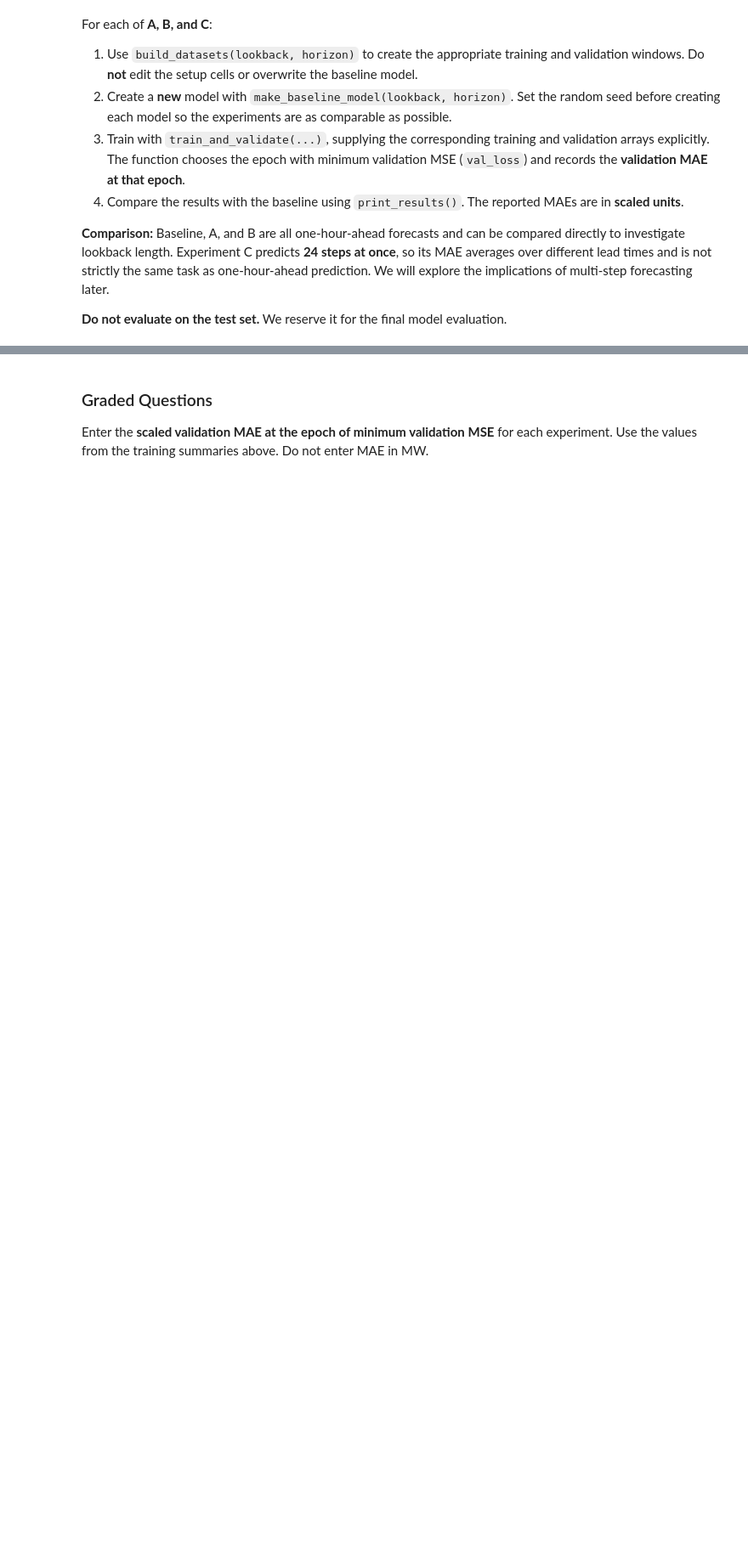
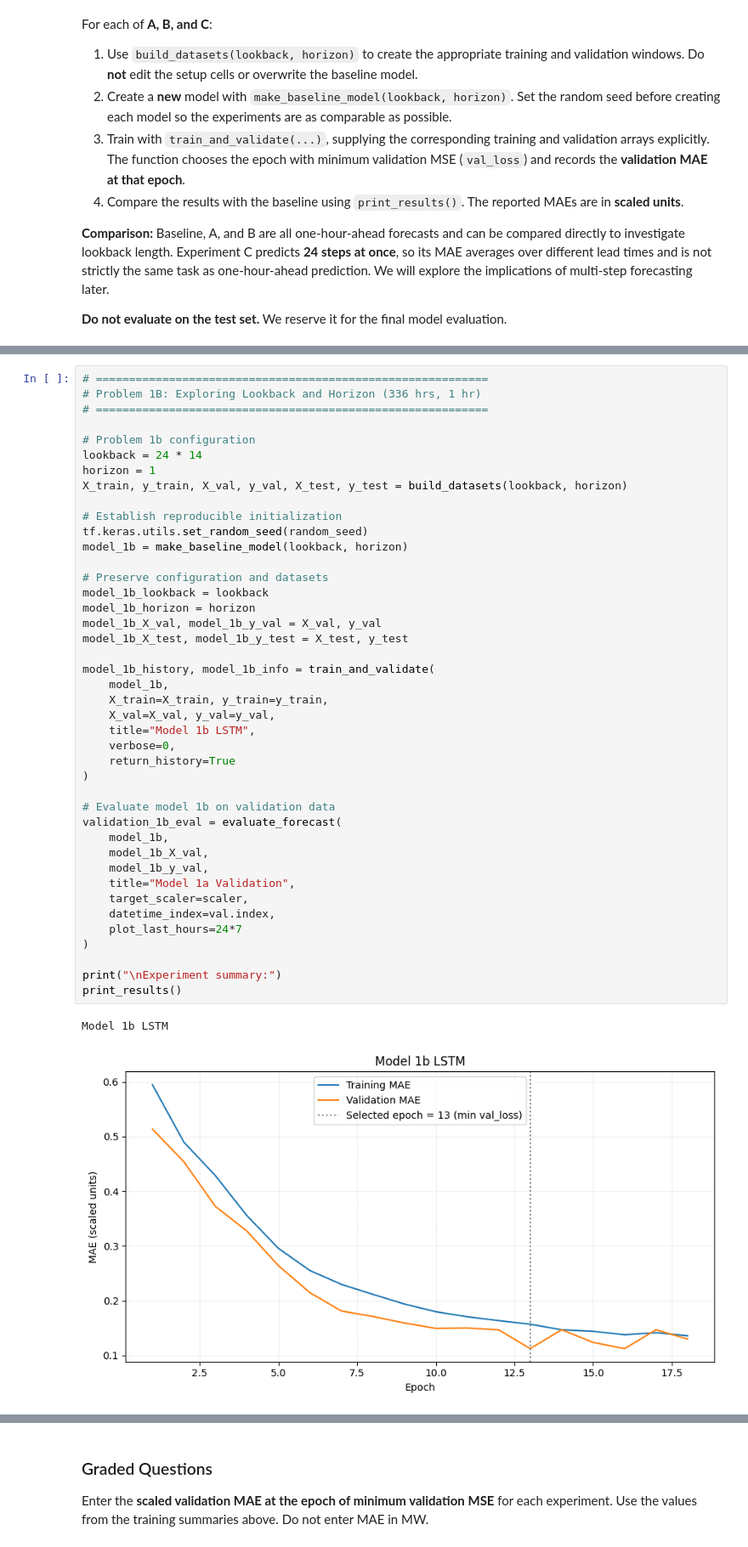
Before and after one commit to veniola/DX703-Assignments, a Jupyter notebook: Homework_08.ipynb, the cells around one changed output, grey strips where cells are left out. Shown at 85% size. Saved outputs shown, nothing was run; the diff lists cells and outputs as text; blank space fills up the shorter version.

```diff
--- a/Homework_08.ipynb
+++ b/Homework_08.ipynb
@@ -720,0 +756,45 @@ model_1a = make_baseline_model(lookback, horizon):
+# %%
+# ===========================================================
+# Problem 1B: Exploring Lookback and Horizon (336 hrs, 1 hr)
+# ===========================================================
+
+# Problem 1b configuration
+lookback = 24 * 14
+horizon = 1
+X_train, y_train, X_val, y_val, X_test, y_test = build_datasets(lookback, horizon)
+
+# Establish reproducible initialization
+tf.keras.utils.set_random_seed(random_seed)
+model_1b = make_baseline_model(lookback, horizon)
+
+# Preserve configuration and datasets
+model_1b_lookback = lookback
+model_1b_horizon = horizon
+model_1b_X_val, model_1b_y_val = X_val, y_val
+model_1b_X_test, model_1b_y_test = X_test, y_test
+
+model_1b_history, model_1b_info = train_and_validate(
+    model_1b,
+    X_train=X_train, y_train=y_train,
+    X_val=X_val, y_val=y_val,
+    title="Model 1b LSTM",
+    verbose=0,
+    return_history=True
+)
+
+# Evaluate model 1b on validation data
+validation_1b_eval = evaluate_forecast(
+    model_1b,
+    model_1b_X_val,
+    model_1b_y_val,
+    title="Model 1a Validation",
+    target_scaler=scaler,
+    datetime_index=val.index,
+    plot_last_hours=24*7
+)
+
+print("\nExperiment summary:")
+print_results()
+# %% [output]
+Model 1b LSTM
+[figure, added]
```
Also changed, not shown: parts of 25 cells of this notebook.
